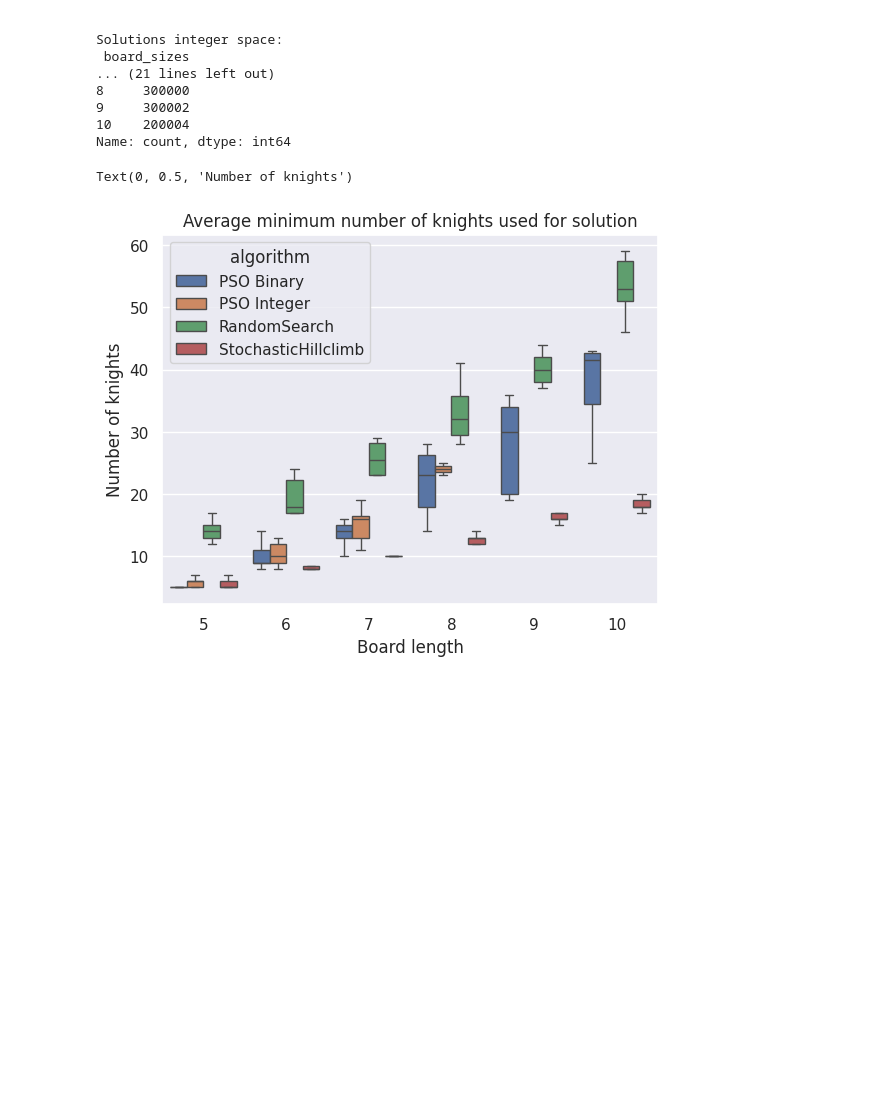
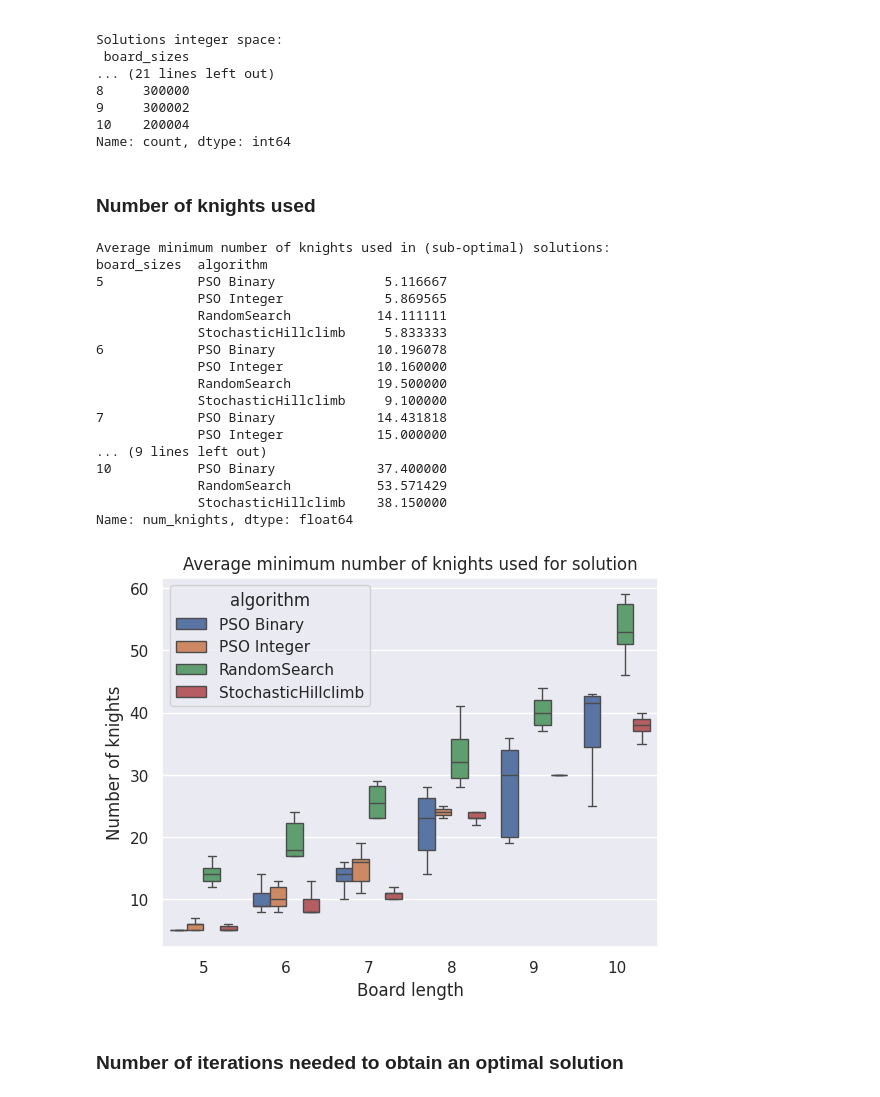
Before and after one commit to franzherm/ecao_cw2, a Jupyter notebook: notebook.ipynb, the cells around one changed output. Cells and saved outputs as stored; diff of their text form; code cells hidden in the pictures; blank space fills up the shorter version.

```diff
--- a/notebook.ipynb
+++ b/notebook.ipynb
@@ -439,7 +472,7 @@ class StochasticHillclimb:
         self.current_fitness = self.compute_penalty_fitness(self.current_solution[np.newaxis,:], 0)[0]
 
     def compute_penalty_fitness(self, particle_positions: np.ndarray, k: int):
-        ''' Computes the fitness subtracted by the penalty for invalid solutions (i.e. not all squares attacked or occupied).
+        ''' Computes the fitness including the penalty for invalid solutions (i.e. not all squares attacked or occupied).
             The penalty function receives a parameter 'k', which indicates the current iteration number.
         '''
         return self.fitness_function(particle_positions) + self.penalty_function(particle_positions, k)
@@ -455,8 +488,8 @@ class StochasticHillclimb:
         store_iteration_results(metric_results, index=0, num_fitness_evals=0, fitness_value=self.current_fitness, solution=self.current_solution)
         stored_solutions.append(self.current_solution)
 
-        function_eval_counter = 0
-        for i in range(1,num_function_evals+1): #iteration number
+        function_eval_counter = 1
+        for i in range(1,num_function_evals): #iteration number
             neighbour_permutation = self.rng.permutation(self.current_solution.shape[0])
 
             better_solution_found = False
@@ -468,7 +501,7 @@ class StochasticHillclimb:
                 neighbour_fitness = self.compute_penalty_fitness(neighbour_solution[np.newaxis,:], i)[0]
 
                 function_eval_counter+=1 #increment counter of function evals
-                if(function_eval_counter > num_function_evals):
+                if(function_eval_counter >= num_function_evals):
                     return metric_results, stored_solutions
 
                 #choose first neighbour with more optimal fitness (in this case, lower fitness value as we want to minimise the function)
@@ -485,10 +518,12 @@ class StochasticHillclimb:
                     else: #reset plateau step counter if fitness is reduced
                         num_plateau_steps = 0
 
+                    #update current solution
                     self.current_solution = neighbour_solution
                     self.current_fitness = neighbour_fitness
 
-                    store_iteration_results(metric_results, index=i, num_fitness_evals=function_eval_counter, fitness_value=self.current_fitness, solution=self.current_solution)
+                    #store solution metrics
+                    store_iteration_results(metric_results, index=function_eval_counter, num_fitness_evals=function_eval_counter, fitness_value=self.current_fitness, solution=self.current_solution)
                     stored_solutions.append(self.current_solution)
                     better_solution_found = True
                     break
@@ -505,6 +540,13 @@ class StochasticHillclimb:
 ### Utility functions
 # %%
 def increment_indices(current_indices, max_indices):
+    '''
+    This function increments the indices-list specifying a particular hyperparameter combination used for an experiment.
+    Each hyperparameter that can be adjusted is represented by an element in the list. It can be imagined as a number lock
+    with different possible values for each position. The function increases the value for the last position by one,
+    adjusting the positions in front of it in case of an overflow.
+    This allows the program to iterate through all possible hyperparameter combinations.
+    '''
     current_indices[-1] += 1
     for i in reversed(range(len(current_indices))):
         if current_indices[i] > max_indices[i]:
@@ -516,6 +558,7 @@ def increment_indices(current_indices, max_indices):
     return current_indices
 
 def fetch_algorithm_parameters(algorithm_config, parameter_indices):
+    '''Retrieves the specific list of parameters from the current parameter indices'''
     config_value_list = list(algorithm_config.values())
     parameters = [config_value_list[parameter][parameter_index] for parameter, parameter_index in enumerate(parameter_indices)]
 
@@ -531,6 +574,7 @@ def fetch_algorithm_parameters(algorithm_config, parameter_indices):
 
 def create_dataframe_from_results(algorithm_config, parameter_values_list, metric_results_list,
                                   solutions_list, num_of_experiments, METRIC_FEATURE_NAMES, algorithm_name):
+    '''Stores the results obtained by an optimisation algorithm into a pandas dataframe after doing some pre-processing.'''
     #extract function names from parameter list
     for i in range(len(parameter_values_list)):
         parameter_values_list[i] = [elem.__name__ if callable(elem) else elem for elem in parameter_values_list[i]]
@@ -563,6 +607,13 @@ def create_dataframe_from_results(algorithm_config, parameter_values_list, metri
 # %% [markdown]
 ### Experimentation config
 # %%
+'''
+The dictionaries below specify the values for each hyperparameter that will be tested.
+All possible combinations of hyperparameter will be explored.
+The last dictionary specifies parameter values that are agnostic towards the used optimisation algorithm.
+'''
+
+
 #run configuration for particle swarm optimisation
 pso_config = {
     "binary_space": [True, False],
@@ -587,11 +638,11 @@ shc_config = {
 
 #meta run config for all experiments
 run_config = {
-    "optimisation_algorithm": [StochasticHillclimb],
-    "algorithm_configs":[shc_config],
+    "optimisation_algorithm": [PSO, StochasticHillclimb, RandomSearch],
+    "algorithm_configs":[pso_config, shc_config, rs_config],
     "board_sizes": [5,6,7,8,9,10],
     "runs_per_experiment": 10,
-    "function_evals_per_run": 100_000,
+    "function_evals_per_run": 100,
     "rng_seed": 111
 }
 # %% [markdown]
@@ -662,6 +711,7 @@ df_rs = pd.read_csv("RandomSearch_results.csv", low_memory=False)
 df_shc = pd.read_csv("StochasticHillclimb_results.csv", low_memory=False)
 df_pso = pd.read_csv("PSO_results.csv", low_memory=False)
 # %%
+#adjusts the datatype of individual columns
 df_rs["penalty_function"] = df_rs["penalty_function"].astype(str)
 df_shc["penalty_function"] = df_shc["penalty_function"].astype(str)
 df_pso["penalty_function"] = df_pso["penalty_function"].astype(str)
@@ -669,6 +719,9 @@ df_pso["penalty_function"] = df_pso["penalty_function"].astype(str)
 df_rs["fitness_function"] = df_rs["fitness_function"].astype(str)
 df_shc["fitness_function"] = df_shc["fitness_function"].astype(str)
 df_pso["fitness_function"] = df_pso["fitness_function"].astype(str)
+
+df_pso.loc[df_pso["binary_space"] == True,"algorithm"] = "PSO Binary"
+df_pso.loc[df_pso["binary_space"] == False,"algorithm"] = "PSO Integer"
 # %% [markdown]
 ### Utility functions
 # %%
@@ -746,20 +815,41 @@ Solutions integer space:
 9     300002
 10    200004
 Name: count, dtype: int64
+# %% [markdown]
+### Number of knights used
 # %%
 sns.set_theme(font_scale=1)
-pso_bin_s["algorithm"] = "PSO Binary"
-pso_int_s["algorithm"] = "PSO Integer"
 combined_df = pd.concat([pso_bin_s, pso_int_s, shc_s, rs_s]).copy()
 
 data =combined_df.groupby(['algorithm','board_sizes', 'experiment', 'run'])['num_knights'].min().reset_index()
 ax = sns.boxplot(x='board_sizes', y='num_knights', data=data, hue='algorithm', showfliers = False)
 ax.set_title("Average minimum number of knights used for solution")
 ax.set_xlabel("Board length")
 ax.set_ylabel("Number of knights")
+
+print("Average minimum number of knights used in (sub-optimal) solutions: ")
+print(data.groupby(["board_sizes","algorithm"])["num_knights"].mean())
 # %% [output]
-Text(0, 0.5, 'Number of knights')
+Average minimum number of knights used in (sub-optimal) solutions:
+board_sizes  algorithm
+5            PSO Binary              5.116667
+             PSO Integer             5.869565
+             RandomSearch           14.111111
+             StochasticHillclimb     5.833333
+6            PSO Binary             10.196078
+             PSO Integer            10.160000
+             RandomSearch           19.500000
+             StochasticHillclimb     9.100000
+7            PSO Binary             14.431818
+             PSO Integer            15.000000
+... (9 lines left out)
+10           PSO Binary             37.400000
+             RandomSearch           53.571429
+             StochasticHillclimb    38.150000
+Name: num_knights, dtype: float64
-[figure, old version]
+[figure, new version]
+# %% [markdown]
+### Number of iterations needed to obtain an optimal solution
 # %%
 #optimal solutions
 pso_bin_opt = pso_bin_s[pso_bin_s["num_knights"] <= pso_bin_s["board_sizes"].map(min_knights_dict)].copy()
```
Also changed, not shown: parts of 19 cells of this notebook, 1 other file.
